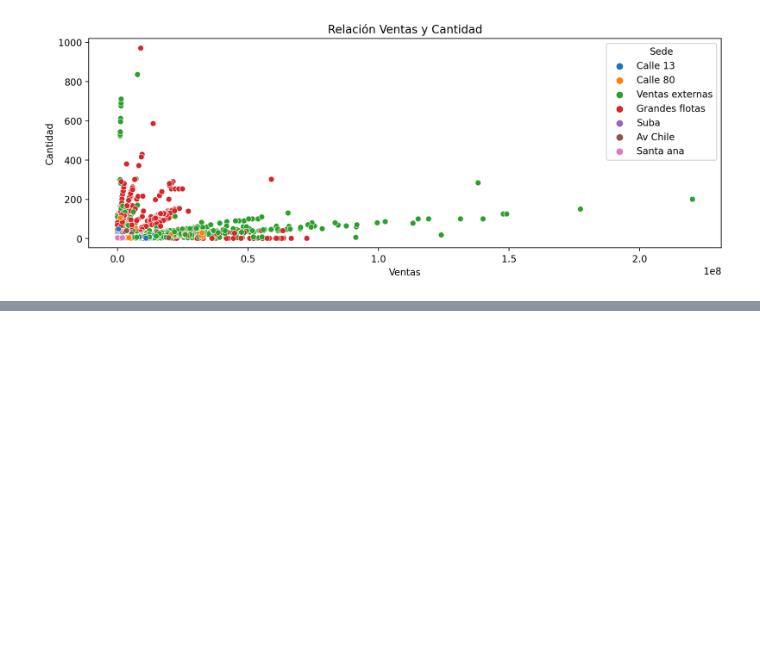
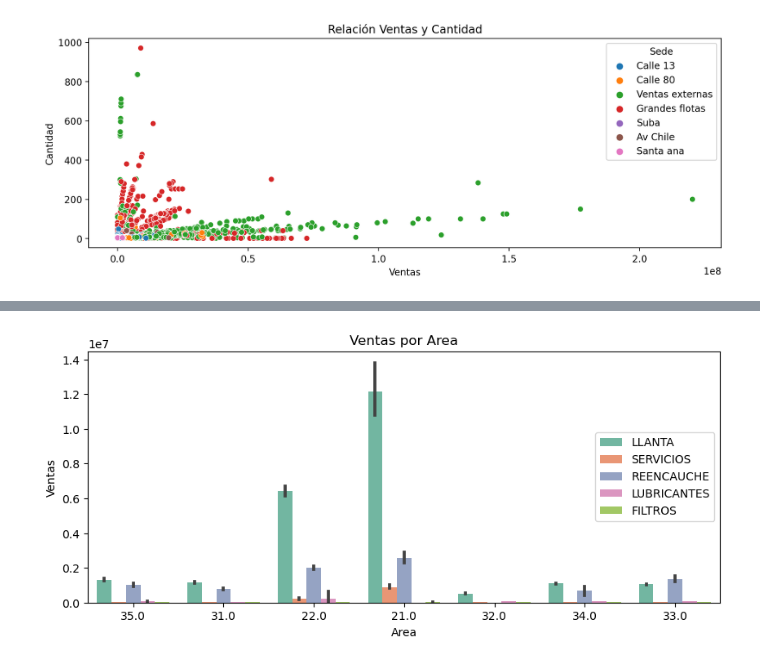
Before and after one commit to Darkzos/Project-Automotive-Service-Auto-Motors-, a Jupyter notebook: Python-Jupyter./Análisis Automotriz Final.ipynb, the cells around one changed output, grey strips where cells are left out. Drawn from its saved outputs; the diff is of its cells as text; code cells hidden in the pictures; blank space fills up the shorter version.

```diff
--- a/Python-Jupyter./Análisis Automotriz Final.ipynb
+++ b/Python-Jupyter./Análisis Automotriz Final.ipynb
@@ -232,0 +322,6 @@ sns.scatterplot(x="Ventas",y="Cantidad",data=df,hue="Sede",palette="tab10").set(
+# %%
+plt.figure(figsize=(10,4),dpi=100)
+sns.barplot(data=df,x='Area',y='Ventas',hue="Familia",palette='Set2').set(title='Ventas por Area');
+plt.legend(bbox_to_anchor=(1,.7));
+# %% [output]
+[figure, added]
```
Also changed, not shown: parts of 13 cells of this notebook.
